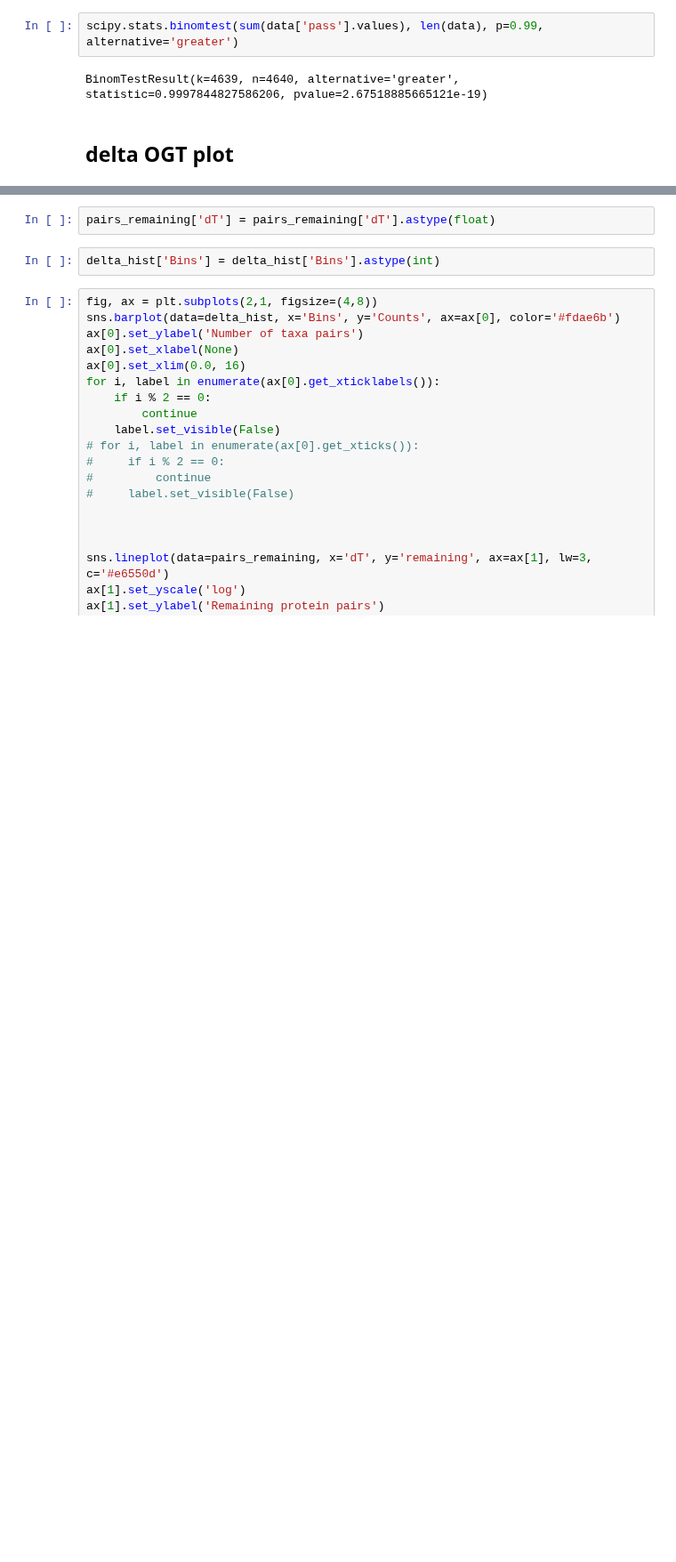
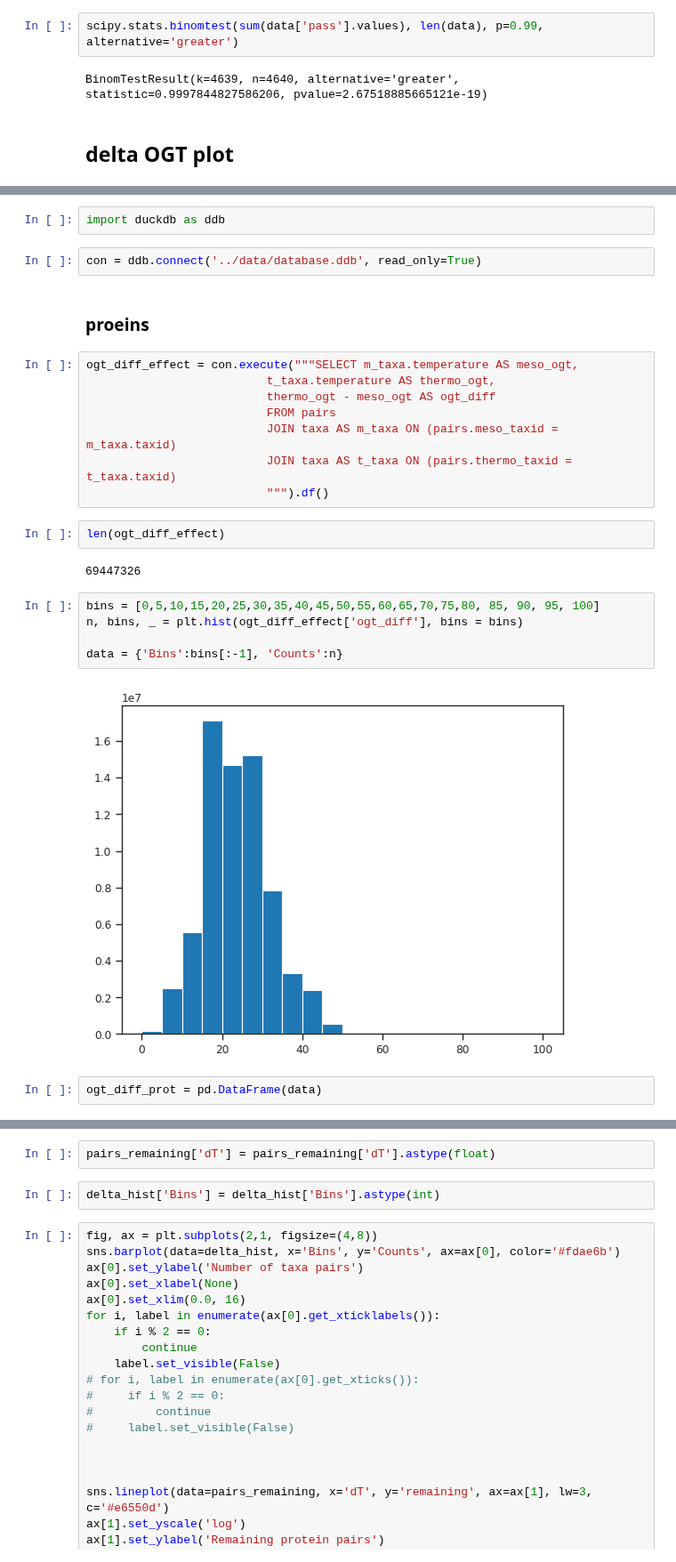
Before and after one commit to BeckResearchLab/learn2thermDB, a Jupyter notebook: plotting/final_plots.ipynb, the cells around one changed output, grey strips where cells are left out. Shown at 89% size. Drawn from its saved outputs; the diff is of its cells as text; blank space fills up the shorter version.

```diff
--- a/plotting/final_plots.ipynb
+++ b/plotting/final_plots.ipynb
@@ -230,0 +228,27 @@ delta_hist = pd.read_csv("./tmpdata/taxa_ogt_diff_hist.csv")
+# %%
+import duckdb as ddb
+# %%
+con = ddb.connect('../data/database.ddb', read_only=True)
+# %% [markdown]
+### proeins
+# %%
+ogt_diff_effect = con.execute("""SELECT m_taxa.temperature AS meso_ogt,
+                          t_taxa.temperature AS thermo_ogt,
+                          thermo_ogt - meso_ogt AS ogt_diff
+                          FROM pairs
+                          JOIN taxa AS m_taxa ON (pairs.meso_taxid = m_taxa.taxid)
+                          JOIN taxa AS t_taxa ON (pairs.thermo_taxid = t_taxa.taxid)
+                          """).df()
+# %%
+len(ogt_diff_effect)
+# %% [output]
+69447326
+# %%
+bins = [0,5,10,15,20,25,30,35,40,45,50,55,60,65,70,75,80, 85, 90, 95, 100]
+n, bins, _ = plt.hist(ogt_diff_effect['ogt_diff'], bins = bins)
+
+data = {'Bins':bins[:-1], 'Counts':n}
+# %% [output]
+[figure, added]
+# %%
+ogt_diff_prot = pd.DataFrame(data)
```
Also changed, not shown: parts of 8 cells of this notebook, 1 other file.
